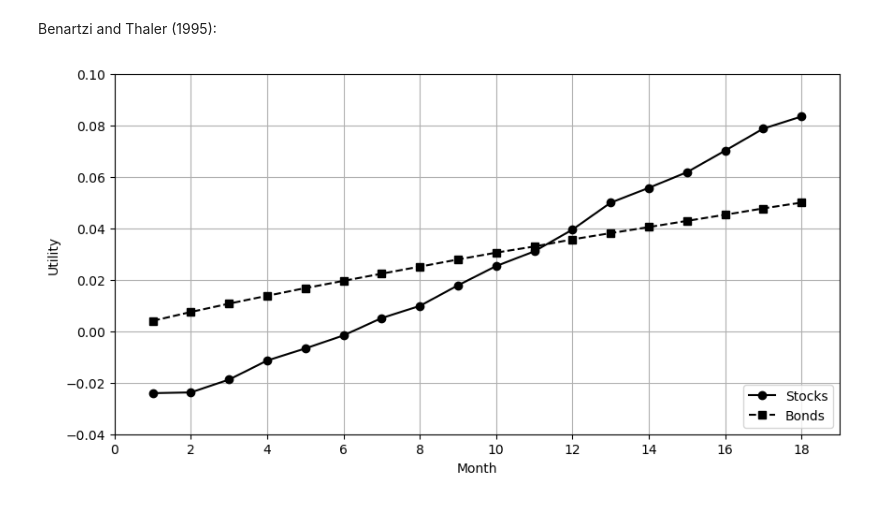
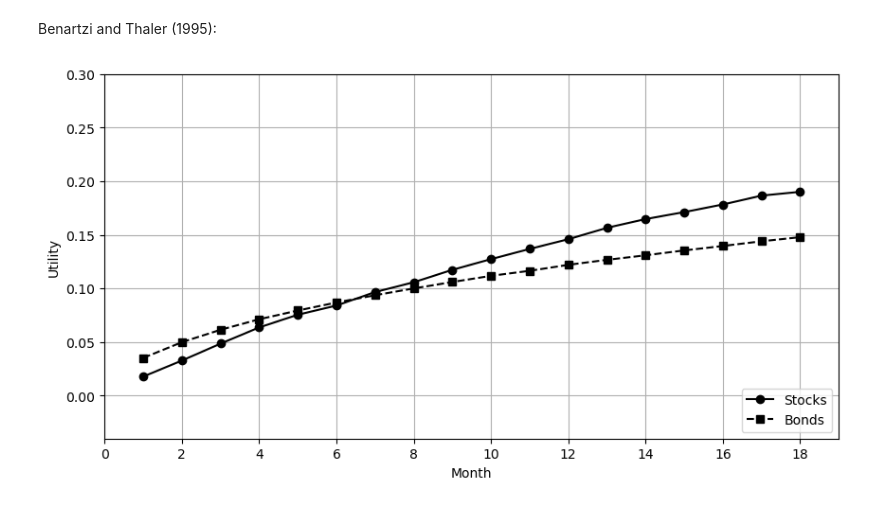
Before and after one commit to mcp656/Seminar, a Jupyter notebook: prescott.ipynb, the cells around one changed output. Saved outputs shown, nothing was run; the diff lists cells and outputs as text; code cells hidden in the pictures.

```diff
--- a/prescott.ipynb
+++ b/prescott.ipynb
@@ -246,12 +246,11 @@ Benartzi and Thaler (1995):
 # bond_df.to_csv("bond_data.csv", index=False)
 # stock_df.to_csv("stock_data.csv", index=False)
 # %%
-# Parameters
-alpha = 0.88
-beta = 0.88
-lam = 2.25
-gamma_gain = 0.61
-gamma_loss = 0.69
+alpha = 0.48
+beta = 0.48
+lam = 1.05855347
+gamma_gain = 0.55
+gamma_loss = 0.55
 
 # Define value function
 def value_function(x, alpha, beta, lam):
@@ -359,16 +358,16 @@ stock_util_df = pd.DataFrame({
 # %%
 plt.figure(figsize=(10, 5))
 plt.plot(stock_util_df["Horizon"], stock_util_df["Utility"], marker='o', color="black", label="Stocks")
 plt.plot(bond_util_df["Horizon"], bond_util_df["Utility"], marker='s', linestyle = "--", color="black", label="Bonds")
 plt.xlabel('Month')
 plt.ylabel('Utility')
 plt.legend(loc="lower right")
-plt.ylim(-0.04, 0.1)
+plt.ylim(-0.04, 0.30)
 plt.xlim(0, 19)
 plt.grid()
 
 # Force whole number ticks on x-axis
 plt.gca().xaxis.set_major_locator(MaxNLocator(integer=True))
 # %% [output]
-[figure, old version]
+[figure, new version]
 # %%
```
Also changed, not shown: parts of 10 cells of this notebook, 2 other files.
